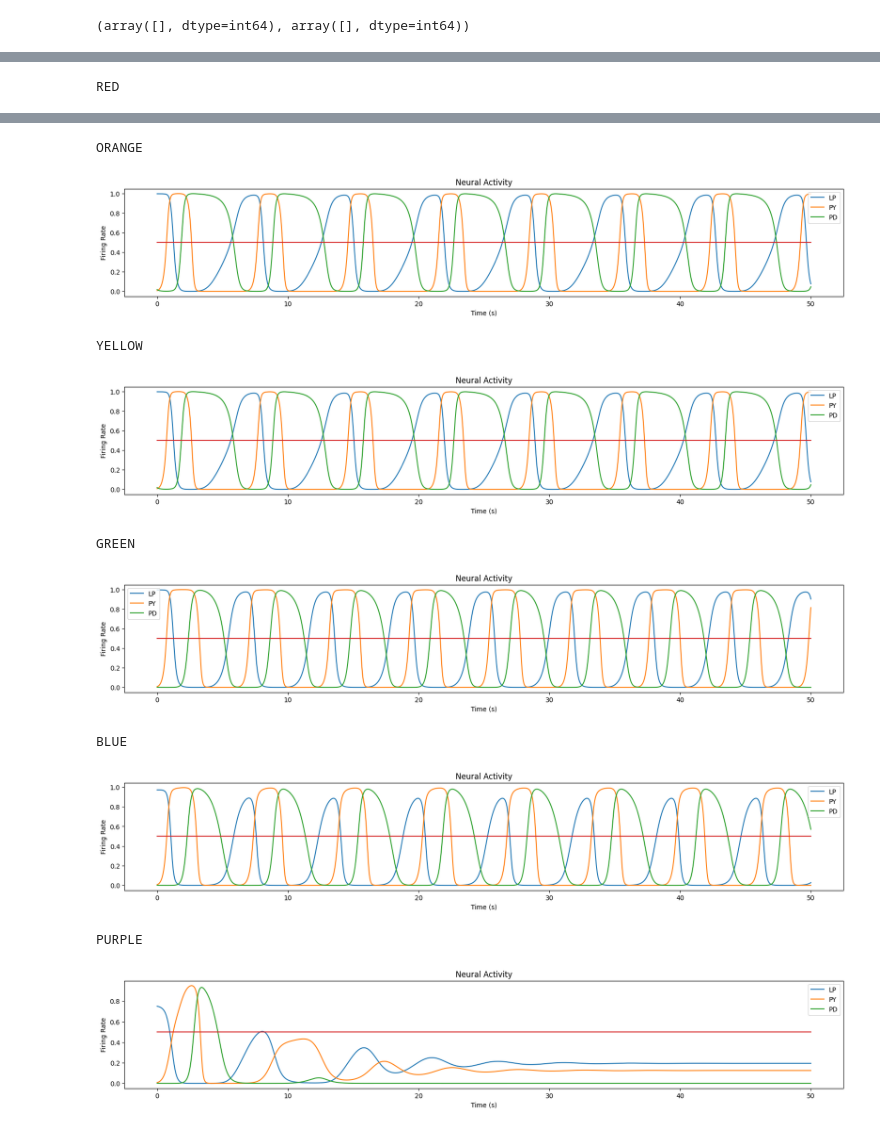
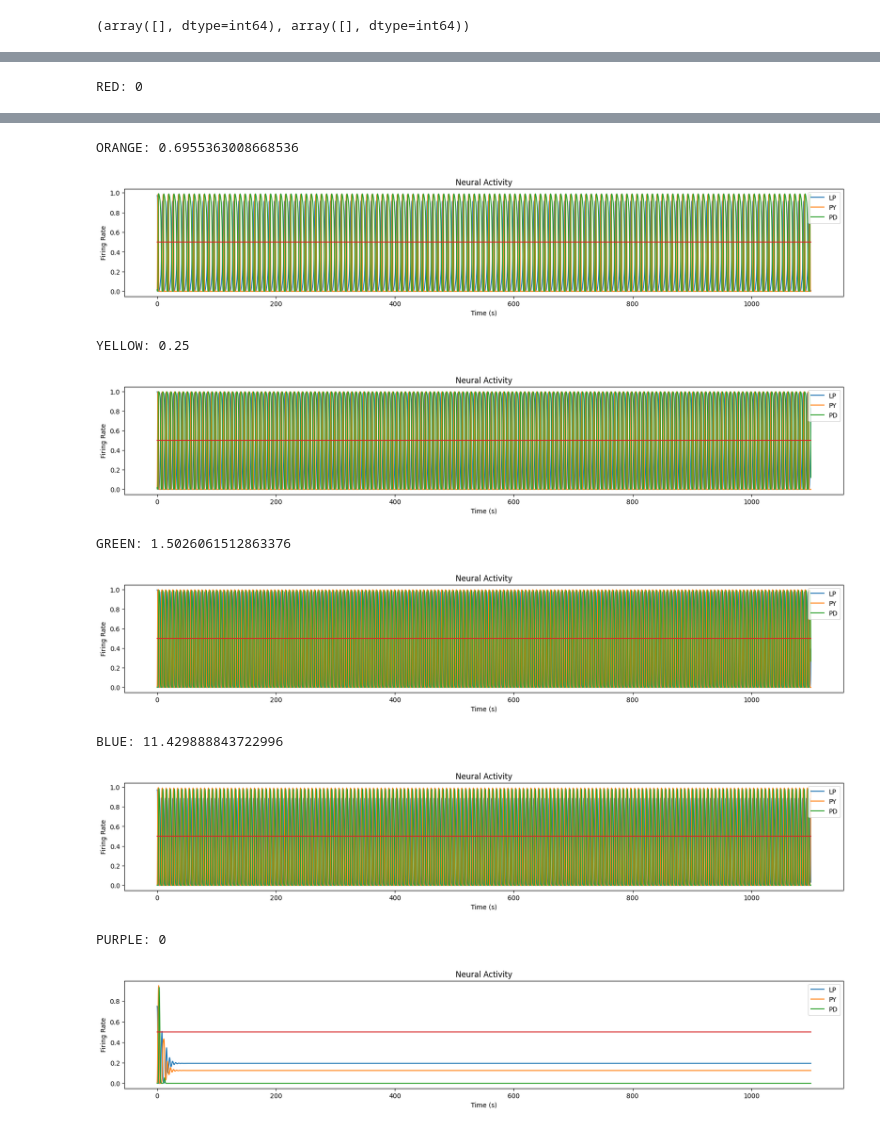
Before and after one commit to ljstolting/EvolvingHP, a Jupyter notebook: Cpp/Viz_ParSpace.ipynb, the cells around one changed output, grey strips where cells are left out. Cells and saved outputs as stored; diff of their text form; code cells hidden in the pictures.

```diff
--- a/Cpp/Viz_ParSpace.ipynb
+++ b/Cpp/Viz_ParSpace.ipynb
@@ -96,7 +96,7 @@ Z_Pyloric = np.ma.masked_less(fitnessdata,0.3)
 (array([], dtype=int64), array([], dtype=int64))
 # %%
 red = np.loadtxt('redparamtrack.dat')
-orange = np.loadtxt('yellowparamtrack.dat')
+orange = np.loadtxt('orangeparamtrack.dat')
 yellow = np.loadtxt('yellowparamtrack.dat')
 green = np.loadtxt('greenparamtrack.dat')
 blue = np.loadtxt('blueparamtrack.dat')
@@ -134,7 +134,7 @@ ax3.set_ylabel(par2)
 ax4.set_xlabel(par1)
 ax4.set_ylabel(par2)
 ax4.plot(red[:,0],red[:,1],color='r')
-ax4.plot(yellow[:,0],orange[:,1],color='orange')
+ax4.plot(orange[:,0],orange[:,1],color='orange')
 ax4.plot(yellow[:,0],yellow[:,1],color='yellow')
 ax4.plot(green[:,0],green[:,1],color='green')
 ax4.plot(blue[:,0],blue[:,1],color='blue')
@@ -147,37 +147,64 @@ plt.show()
 # %%
 #Time Series for all initial points, without HP
 neurongenome = np.array([  1.25966,  11.7919 ,  -8.9466,  -14.1082  , 13.505  ,  15.8346   ,-4.73326, -14.9413 ,   7.13229  , 2.68606 , -5.92321,  -8.09309,   1.0782 ,   1.45534 , 1.713  ])
-dur = 50
+dur = 1100
 redC = CTRNN(3,.001,dur,None,neurongenome)
 redC.setBiases(np.array([red[0,0] , -5.92321,  red[0,1]]))
 # print(redC.Biases)
 redC.run(0)
-print("RED")
+feats = calcfeatures(redC.ctrnn_record)
+fit = 0
+if(feats[6]!= 0):
+    fit = pyloriclike_fromfeats(feats[0],feats[1],feats[2],feats[3],feats[4],feats[5],feats[6])
+print("RED:",fit)
 redC.plot()
 orangeC = CTRNN(3,.001,dur,None,neurongenome)
 orangeC.setBiases(np.array([orange[0,0] , -5.92321,  orange[0,1]]))
 orangeC.run(0)
-print("ORANGE")
+# print(orangeC.ctrnn_record)
+feats = calcfeatures(orangeC.ctrnn_record)
+fit = 0
+# print(feats)
+if(feats[6]!= 0):
+    fit = pyloriclike_fromfeats(feats[0],feats[1],feats[2],feats[3],feats[4],feats[5],feats[6])
+print("ORANGE:",fit)
 orangeC.plot()
 yellowC = CTRNN(3,.001,dur,None,neurongenome)
 yellowC.setBiases(np.array([yellow[0,0] , -5.92321,  yellow[0,1]]))
 yellowC.run(0)
-print("YELLOW")
+feats = calcfeatures(yellowC.ctrnn_record)
+fit = 0
+if(feats[6]!= 0):
+    fit = pyloriclike_fromfeats(feats[0],feats[1],feats[2],feats[3],feats[4],feats[5],feats[6])
+print("YELLOW:",fit)
 yellowC.plot()
 greenC = CTRNN(3,.001,dur,None,neurongenome)
 greenC.setBiases(np.array([green[0,0] , -5.92321,  green[0,1]]))
 greenC.run(0)
-print("GREEN")
+feats = calcfeatures(greenC.ctrnn_record)
+fit = 0
+if(feats[6]!= 0):
+    fit = pyloriclike_fromfeats(feats[0],feats[1],feats[2],feats[3],feats[4],feats[5],feats[6])
+print("GREEN:",fit)
 greenC.plot()
 blueC = CTRNN(3,.001,dur,None,neurongenome)
 blueC.setBiases(np.array([blue[0,0] , -5.92321,  blue[0,1]]))
 blueC.run(0)
-print("BLUE")
+feats = calcfeatures(blueC.ctrnn_record)
+fit = 0
+if(feats[6]!= 0):
+    fit = pyloriclike_fromfeats(feats[0],feats[1],feats[2],feats[3],feats[4],feats[5],feats[6])
+print("BLUE:",fit)
 blueC.plot()
 purpleC = CTRNN(3,.001,dur,None,neurongenome)
 purpleC.setBiases(np.array([purple[0,0] , -5.92321,  purple[0,1]]))
 purpleC.run(0)
-print("PURPLE")
+feats = calcfeatures(purpleC.ctrnn_record)
+fit = 0
+if(feats[6]!= 0):
+    fit = pyloriclike_fromfeats(feats[0],feats[1],feats[2],feats[3],feats[4],feats[5],feats[6])
+print("PURPLE:",fit)
 purpleC.plot()
+#Fit calc still not consistent
 # %% [output]
-RED
+RED: 0
@@ -185,10 +212,10 @@ RED
-ORANGE
+ORANGE: 0.6955363008668536
-[figure, old version]
+[figure, new version]
-YELLOW
+YELLOW: 0.25
-[figure, old version]
+[figure, new version]
-GREEN
+GREEN: 1.5026061512863376
-[figure, old version]
+[figure, new version]
-BLUE
+BLUE: 11.429888843722996
-[figure, old version]
+[figure, new version]
-PURPLE
+PURPLE: 0
-[figure, old version]
+[figure, new version]
```
Also changed, not shown: parts of 11 cells of this notebook, 32 other files.
